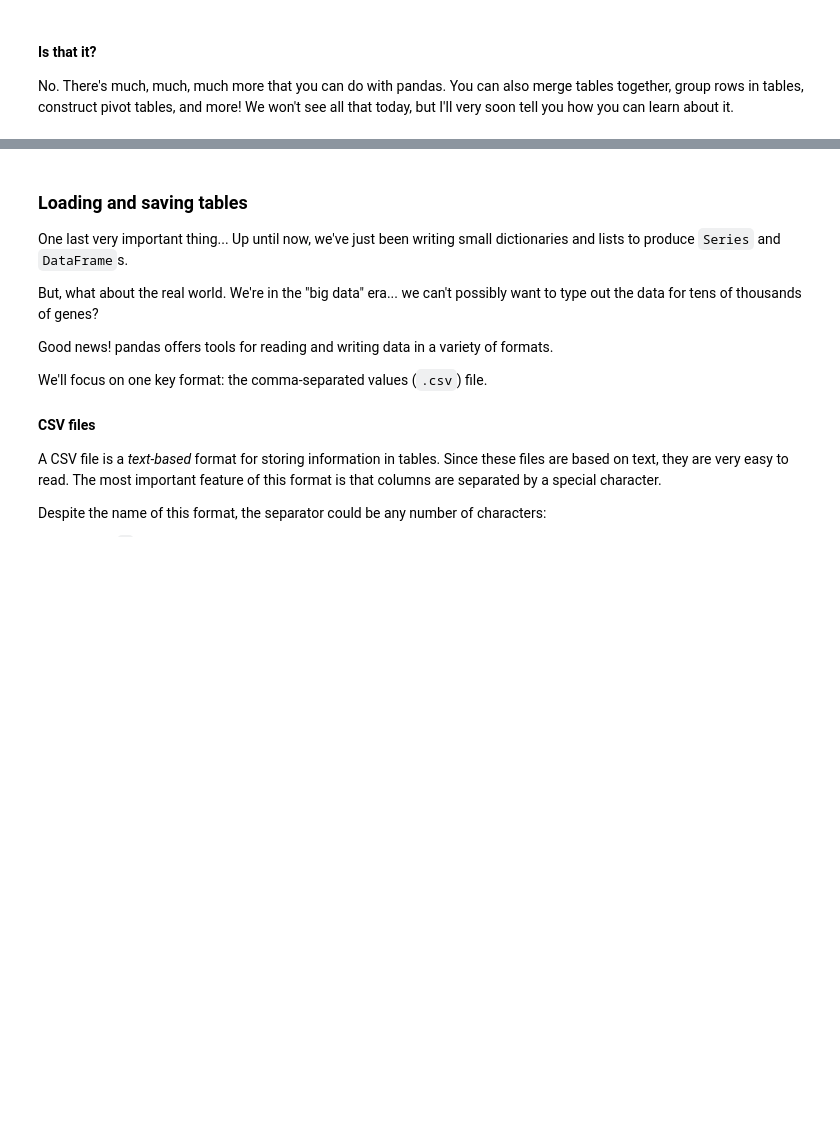
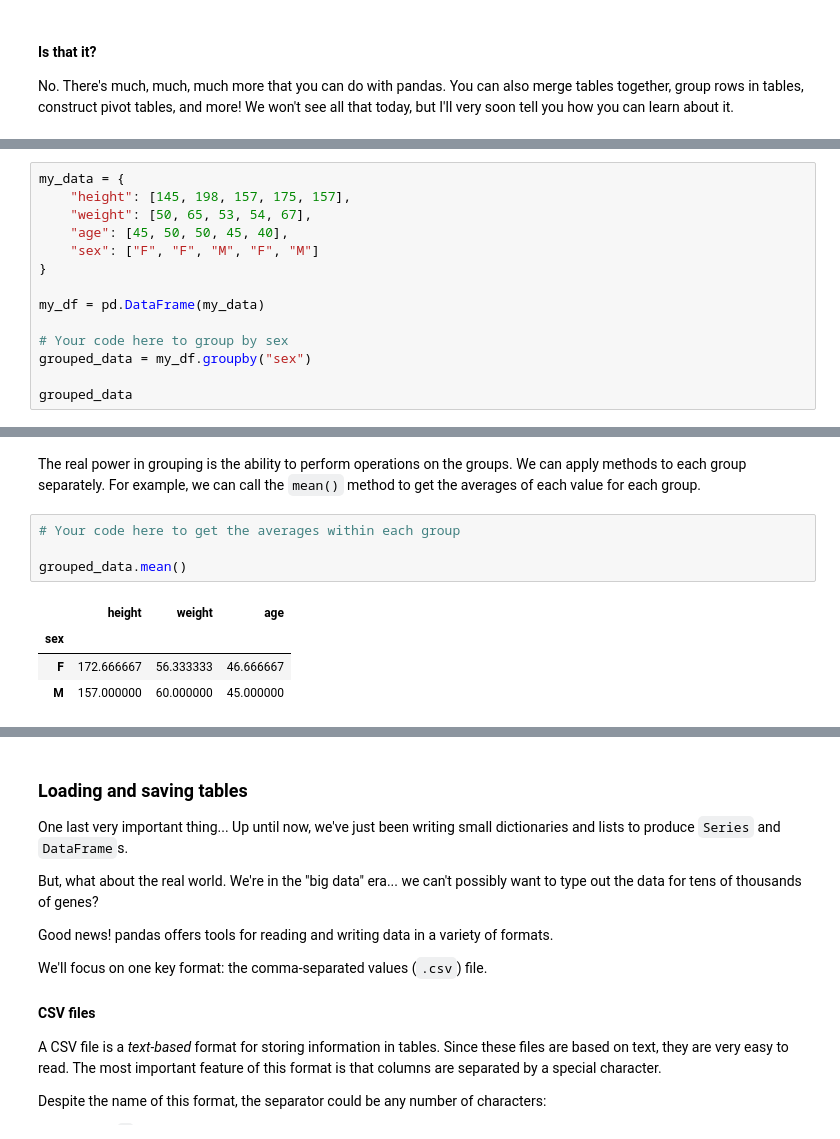
Before and after one commit to QLS-MiCM/DataProcessingInPython, a Jupyter notebook: Exercises/solutions/DataProcessingPython.ipynb, the cells around one changed output, grey strips where cells are left out. Saved outputs shown, nothing was run; the diff lists cells and outputs as text; blank space fills up the shorter version.

```diff
--- a/Exercises/solutions/DataProcessingPython.ipynb
+++ b/Exercises/solutions/DataProcessingPython.ipynb
@@ -2525,0 +2532,14 @@ No. There's much, much, much more that you can do with pandas. You can also merg
+# %%
+my_data = {
+    "height": [145, 198, 157, 175, 157],
+    "weight": [50, 65, 53, 54, 67],
+    "age": [45, 50, 50, 45, 40],
+    "sex": ["F", "F", "M", "F", "M"]
+}
+
+my_df = pd.DataFrame(my_data)
+
+# Your code here to group by sex
+grouped_data = my_df.groupby("sex")
+
+grouped_data
@@ -2525,0 +2566,11 @@ No. There's much, much, much more that you can do with pandas. You can also merg
+# %% [markdown]
+The real power in grouping is the ability to perform operations on the groups. We can apply methods to each group separately. For example, we can call the `mean()` method to get the averages of each value for each group.
+# %%
+# Your code here to get the averages within each group
+
+grouped_data.mean()
+# %% [output]
+|  | height | weight | age |
+| sex |  |  |  |
+| F | 172.666667 | 56.333333 | 46.666667 |
+| M | 157.000000 | 60.000000 | 45.000000 |
```
Also changed, not shown: parts of 53 cells of this notebook, 1 other file.
